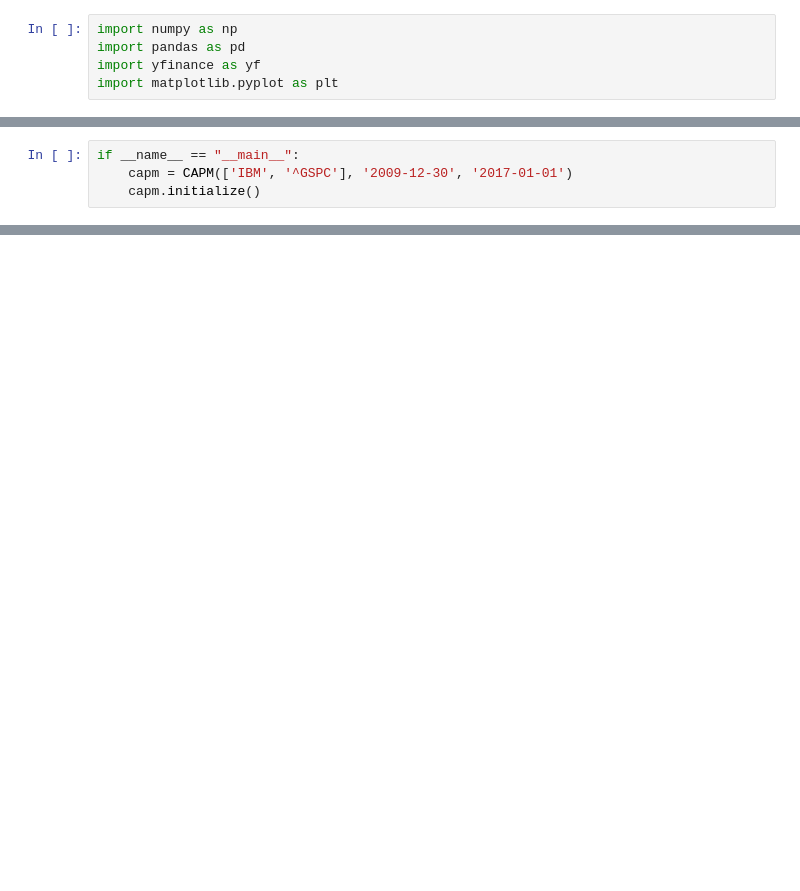
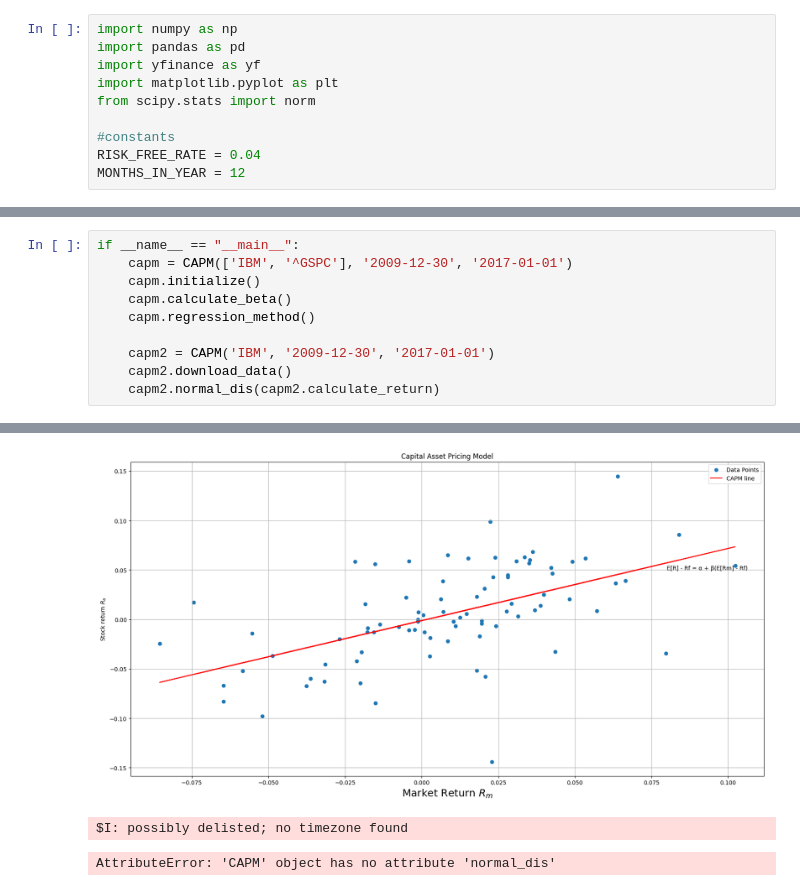
Before and after one commit to ducanh19082007/Quantitative_Finance_Self_Learning, a Jupyter notebook: Quant/Stock_Market_Basics/CapitalAssetPricingModel.ipynb, the cells around one changed output, grey strips where cells are left out. Drawn from its saved outputs; the diff is of its cells as text; blank space fills up the shorter version.

Commit message:
CAPM update and Option Pricing C++ and PY file connection

```diff
--- a/Quant/Stock_Market_Basics/CapitalAssetPricingModel.ipynb
+++ b/Quant/Stock_Market_Basics/CapitalAssetPricingModel.ipynb
@@ -10,6 +12,11 @@ import numpy as np
 import pandas as pd
 import yfinance as yf
 import matplotlib.pyplot as plt
+from scipy.stats import norm
+
+#constants
+RISK_FREE_RATE = 0.04
+MONTHS_IN_YEAR = 12
 # %%
 class CAPM:
     def __init__(self, stocks, start_date, end_date):
@@ -40,3 +94,10 @@ class CAPM:
 if __name__ == "__main__":
     capm = CAPM(['IBM', '^GSPC'], '2009-12-30', '2017-01-01')
     capm.initialize()
+    capm.calculate_beta()
+    capm.regression_method()
+
+    capm2 = CAPM('IBM', '2009-12-30', '2017-01-01')
+    capm2.download_data()
+    capm2.normal_dis(capm2.calculate_return)
+# %% [output]
@@ -42,0 +122,3 @@ if __name__ == "__main__":
+[figure, added]
+$I: possibly delisted; no timezone found
+AttributeError: 'CAPM' object has no attribute 'normal_dis'
```
Also changed, not shown: parts of 4 cells of this notebook, 3 other files.
